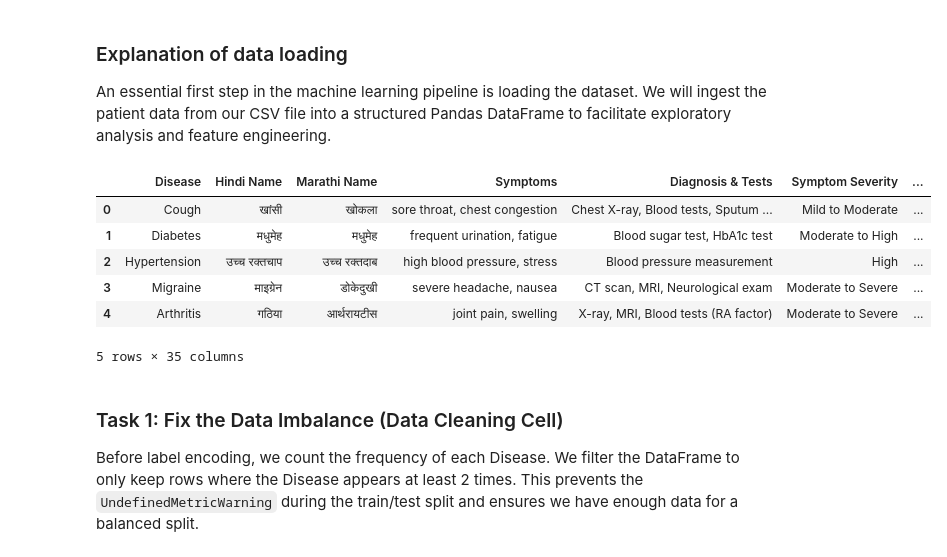
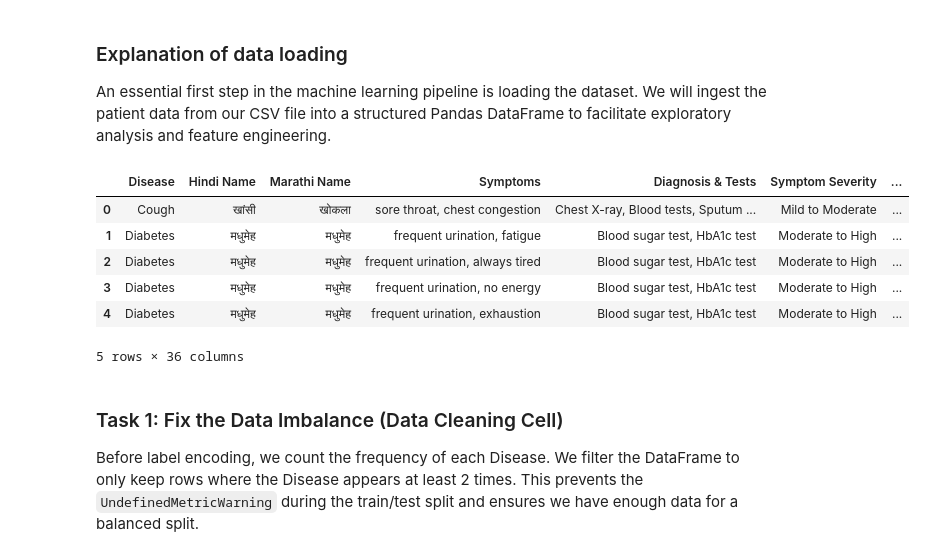
Before and after one commit to ashutosh-bhagat/AyurFit---Symptom-to-Remedy, a Jupyter notebook: backend/model/symtom-disease.ipynb, the cells around one changed output. Cells and saved outputs as stored; diff of their text form; code cells hidden in the pictures.

Commit message:
Updated Dataset

```diff
--- a/backend/model/symtom-disease.ipynb
+++ b/backend/model/symtom-disease.ipynb
@@ -17,16 +17,16 @@ import joblib
 
 An essential first step in the machine learning pipeline is loading the dataset. We will ingest the patient data from our CSV file into a structured Pandas DataFrame to facilitate exploratory analysis and feature engineering.
 # %%
-df = pd.read_csv('../dataset/final ayurfit.csv')
+df = pd.read_csv('../dataset/ayurfit_final.csv')
 df.head()
 # %% [output]
 |  | Disease | Hindi Name | Marathi Name | Symptoms | Diagnosis & Tests | Symptom Severity | ... |
 | 0 | Cough | खांसी | खोकला | sore throat, chest congestion | Chest X-ray, Blood tests, Sputum ... | Mild to Moderate | ... |
 | 1 | Diabetes | मधुमेह | मधुमेह | frequent urination, fatigue | Blood sugar test, HbA1c test | Moderate to High | ... |
-| 2 | Hypertension | उच्च रक्तचाप | उच्च रक्तदाब | high blood pressure, stress | Blood pressure measurement | High | ... |
-| 3 | Migraine | माइग्रेन | डोकेदुखी | severe headache, nausea | CT scan, MRI, Neurological exam | Moderate to Severe | ... |
-| 4 | Arthritis | गठिया | आर्थरायटीस | joint pain, swelling | X-ray, MRI, Blood tests (RA factor) | Moderate to Severe | ... |
+| 2 | Diabetes | मधुमेह | मधुमेह | frequent urination, always tired | Blood sugar test, HbA1c test | Moderate to High | ... |
+| 3 | Diabetes | मधुमेह | मधुमेह | frequent urination, no energy | Blood sugar test, HbA1c test | Moderate to High | ... |
+| 4 | Diabetes | मधुमेह | मधुमेह | frequent urination, exhaustion | Blood sugar test, HbA1c test | Moderate to High | ... |
-5 rows × 35 columns
+5 rows × 36 columns
 # %% [markdown]
 ### Task 1: Fix the Data Imbalance (Data Cleaning Cell)
 
```
Also changed, not shown: parts of 9 cells of this notebook, 11 other files.
